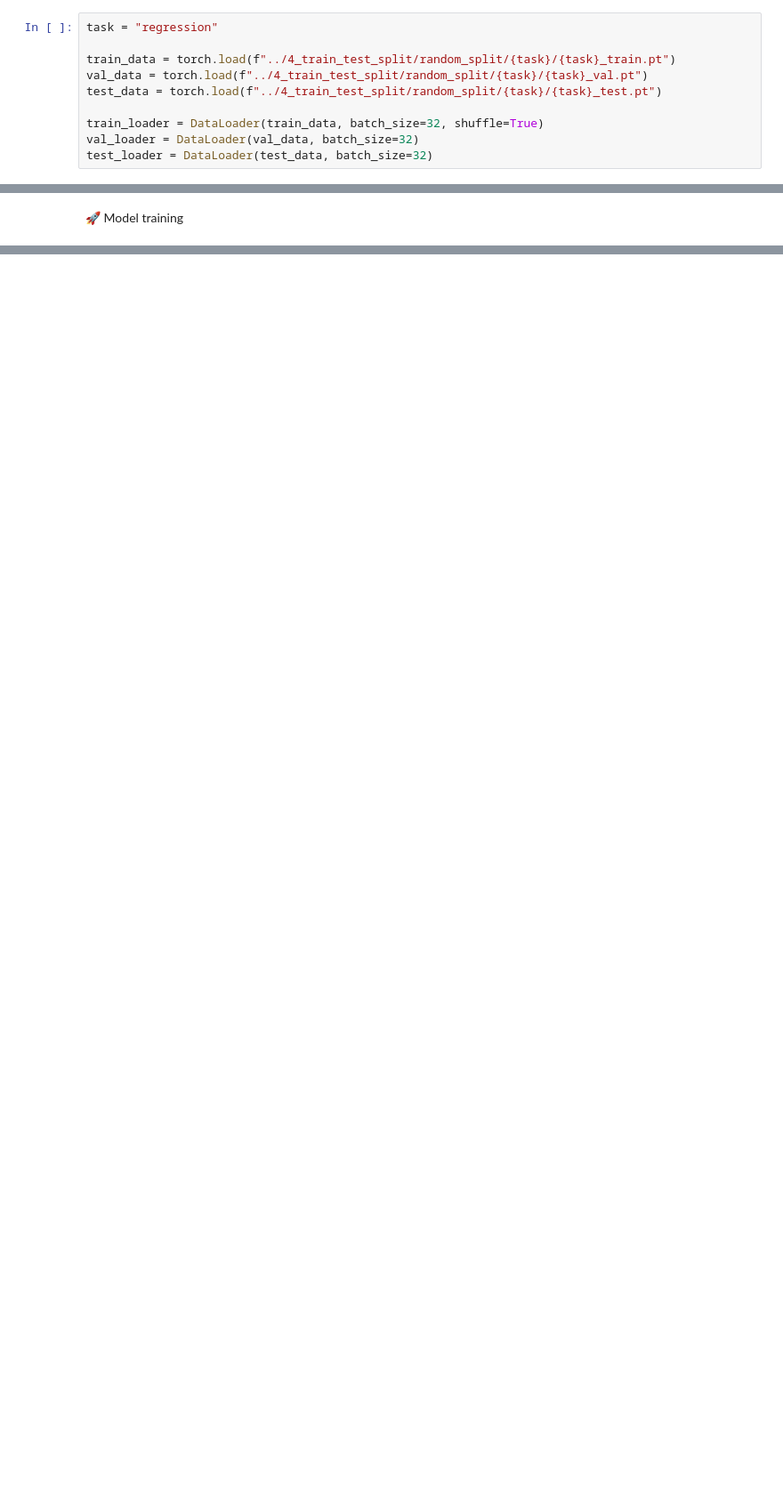
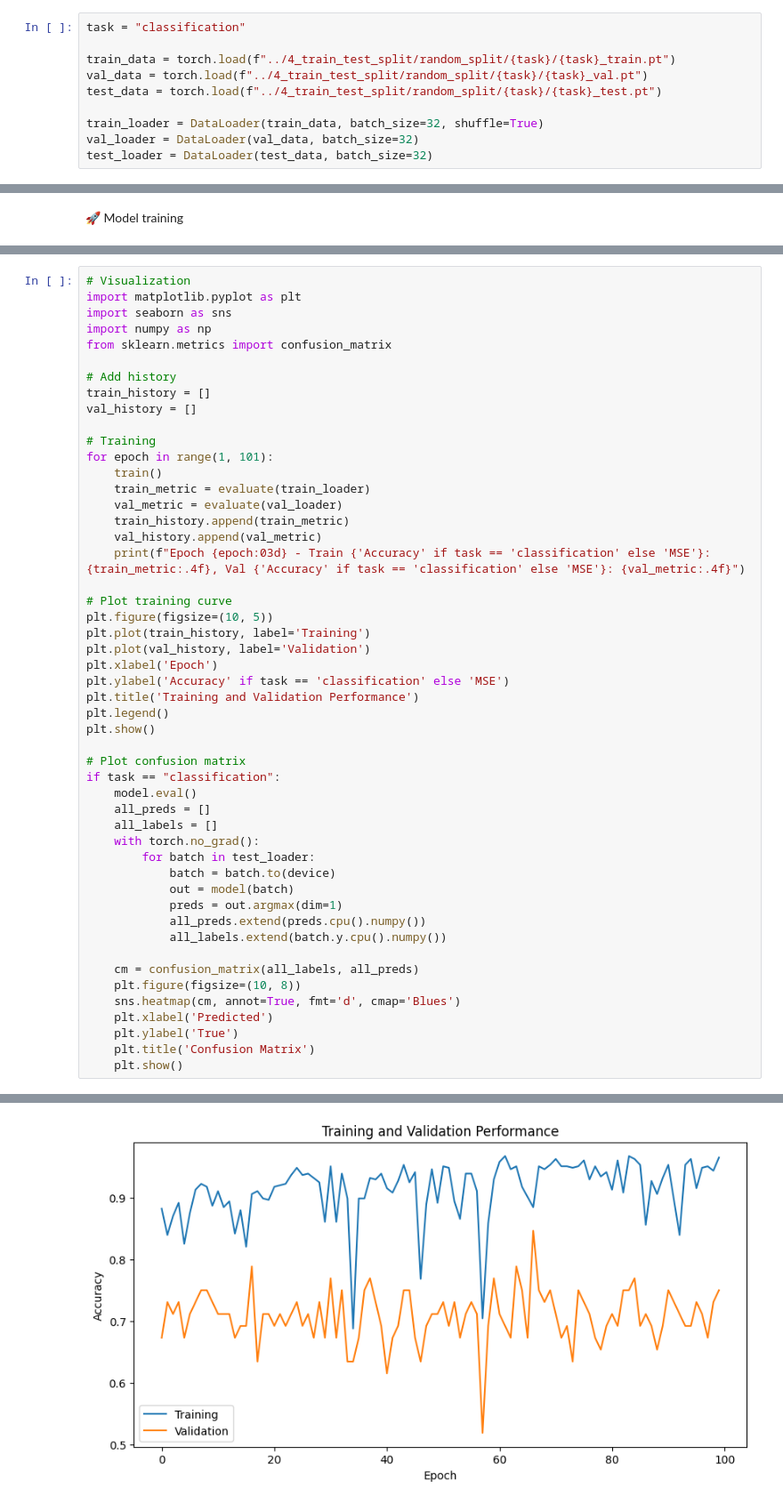
Before and after one commit to ojoawoa/GNN_model_TRPM8_Drug_Potency_prediction, a Jupyter notebook: 5_model_training/GIN_regression_training.ipynb, the cells around one changed output, grey strips where cells are left out. Shown at 89% size. Saved outputs shown, nothing was run; the diff lists cells and outputs as text; blank space fills up the shorter version.

```diff
--- a/5_model_training/GIN_regression_training.ipynb
+++ b/5_model_training/GIN_regression_training.ipynb
@@ -133,7 +133,7 @@ Epoch 100 - MSE: 0.5331
 # %% [markdown]
 load the graph datasets  (the random split .pt files ) and specify what task you are doing
 # %%
-task = "regression"
+task = "classification"
 
 train_data = torch.load(f"../4_train_test_split/random_split/{task}/{task}_train.pt")
 val_data = torch.load(f"../4_train_test_split/random_split/{task}/{task}_val.pt")
@@ -261,0 +260,51 @@ Epoch 100 - Accuracy: 0.6923
+# %%
+# Visualization
+import matplotlib.pyplot as plt
+import seaborn as sns
+import numpy as np
+from sklearn.metrics import confusion_matrix
+
+# Add history
+train_history = []
+val_history = []
+
+# Training
+for epoch in range(1, 101):
+    train()
+    train_metric = evaluate(train_loader)
+    val_metric = evaluate(val_loader)
+    train_history.append(train_metric)
+    val_history.append(val_metric)
+    print(f"Epoch {epoch:03d} - Train {'Accuracy' if task == 'classification' else 'MSE'}: {train_metric:.4f}, Val {'Accuracy' if task == 'classification' else 'MSE'}: {val_metric:.4f}")
+
+# Plot training curve
+plt.figure(figsize=(10, 5))
+plt.plot(train_history, label='Training')
+plt.plot(val_history, label='Validation')
+plt.xlabel('Epoch')
+plt.ylabel('Accuracy' if task == 'classification' else 'MSE')
+plt.title('Training and Validation Performance')
+plt.legend()
+plt.show()
+
+# Plot confusion matrix
+if task == "classification":
+    model.eval()
+    all_preds = []
+    all_labels = []
+    with torch.no_grad():
+        for batch in test_loader:
+            batch = batch.to(device)
+            out = model(batch)
+            preds = out.argmax(dim=1)
+            all_preds.extend(preds.cpu().numpy())
+            all_labels.extend(batch.y.cpu().numpy())
+
+    cm = confusion_matrix(all_labels, all_preds)
+    plt.figure(figsize=(10, 8))
+    sns.heatmap(cm, annot=True, fmt='d', cmap='Blues')
+    plt.xlabel('Predicted')
+    plt.ylabel('True')
+    plt.title('Confusion Matrix')
+    plt.show()
+# %% [output]
@@ -261,0 +328 @@ Epoch 100 - Accuracy: 0.6923
+[figure, added]
```
Also changed, not shown: parts of 4 cells of this notebook, 20 other files.
